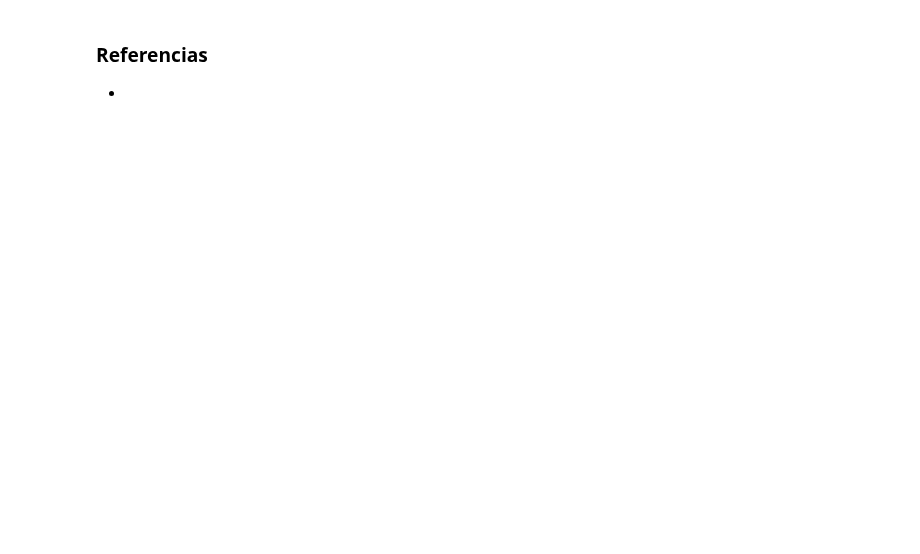
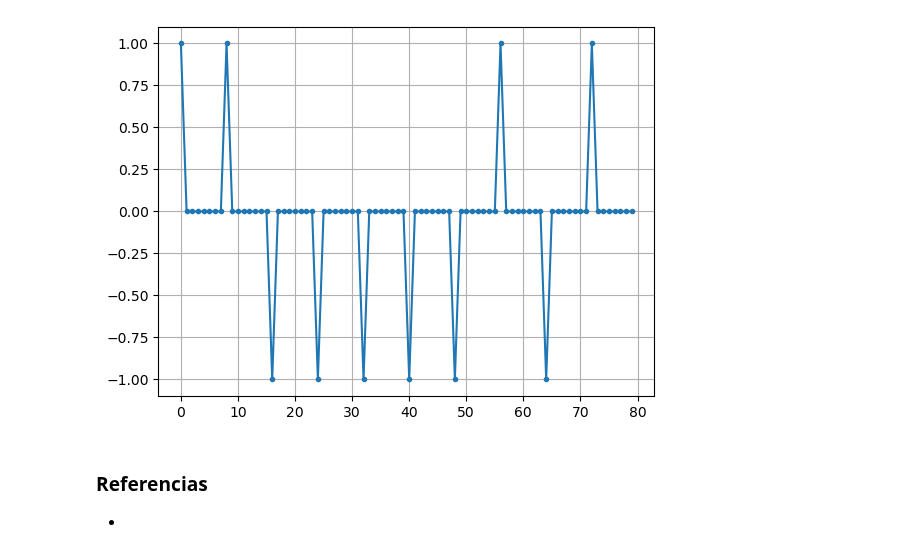
Before and after one commit to sofia-am/QPSK-8PSK-Simulation, a Jupyter notebook: notebook/init.ipynb, the cells around one changed output. Cells and saved outputs as stored; diff of their text form; code cells hidden in the pictures; blank space fills up the shorter version.

```diff
--- a/notebook/init.ipynb
+++ b/notebook/init.ipynb
@@ -46,3 +77,25 @@ print(np.var(n))
+# %%
+import numpy as np
+import matplotlib.pyplot as plt
+from scipy import signal
+
+cant_simbolos = 10
+sps = 8 # sample per symbol
+
+bits = np.random.randint(0, 2, cant_simbolos) # Our data to be transmitted, 1's and 0's
+
+x = np.array([])
+for bit in bits:
+    pulse = np.zeros(sps)
+    pulse[0] = bit*2-1 # set the first value to either a 1 or -1
+    x = np.concatenate((x, pulse)) # add the 8 samples to the signal
+
+plt.figure(0)
+plt.plot(x, '.-')
+plt.grid(True)
+plt.show()
+# %% [output]
+[figure, added]
 # %% [markdown]
 ### Referencias
 
```
Also changed, not shown: parts of 4 cells of this notebook, 1 other file.
